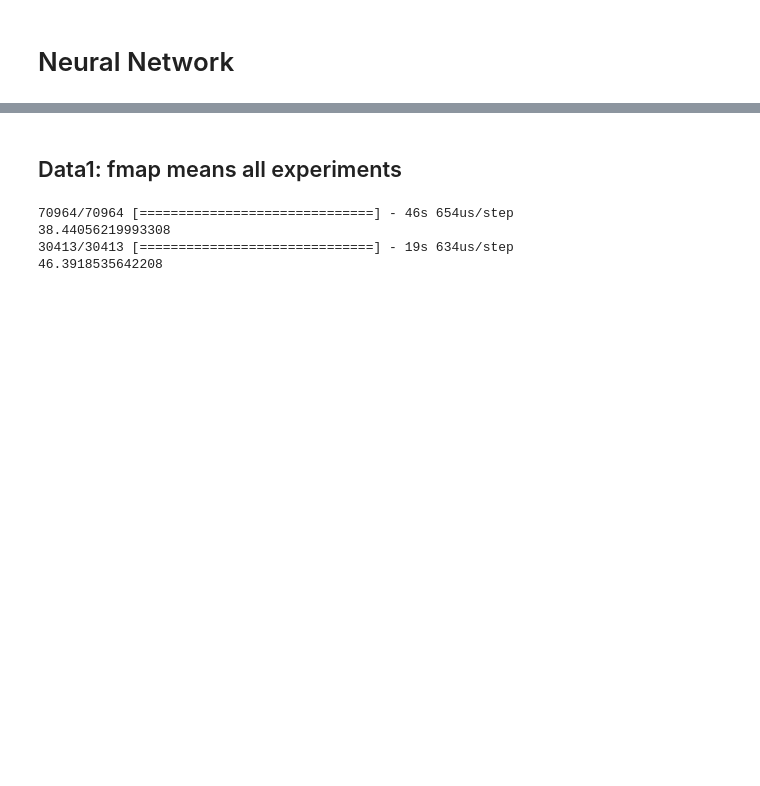
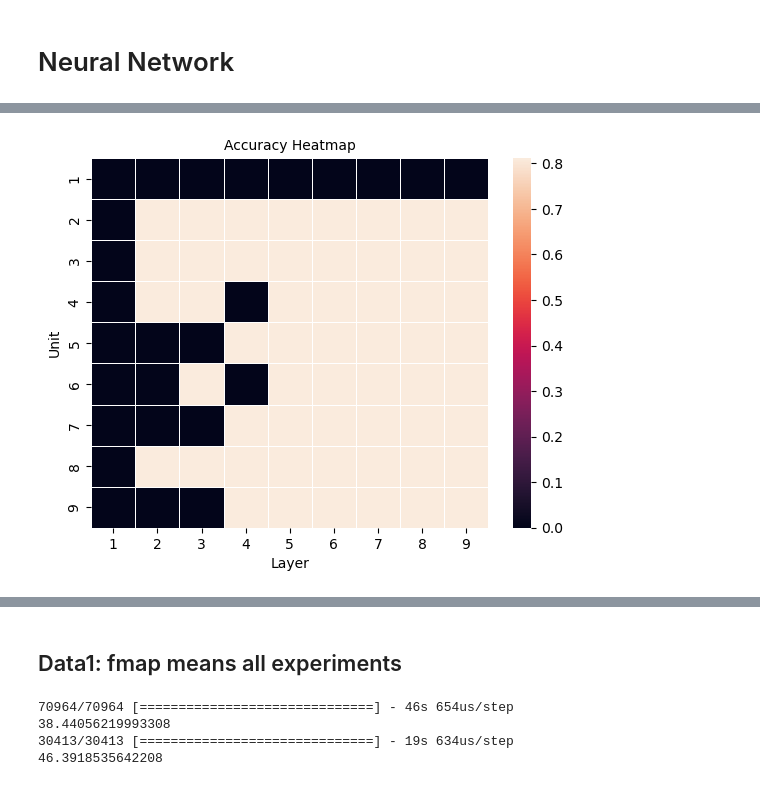
Before and after one commit to chikakoto/tdcs_thesis, a Jupyter notebook: notebooks/3.0_neural_network.ipynb, the cells around one changed output, grey strips where cells are left out. Drawn from its saved outputs; the diff is of its cells as text; code cells hidden in the pictures; blank space fills up the shorter version.

Commit message:
Find out best layer and unit on NN

```diff
--- a/notebooks/3.0_neural_network.ipynb
+++ b/notebooks/3.0_neural_network.ipynb
@@ -16,7 +17,7 @@ from tensorflow.keras.layers import Flatten, Dense
 # %% [markdown]
 # Load prepared data
 # %%
-save_path = "/Users/chikakoolsen/opt/python/thesis/code/tdcs_thesis/data/processed/"
+save_path = "/Users/chikakoolsen/opt/python/thesis/code/tdcs_thesis/data/raw/"
 # %% [markdown]
 ## fmap mean all experiments
 # %%
@@ -64,0 +75,7 @@ memory usage: 272.3 MB
+# %%
+file_name = save_path+"fmap_mean_55.txt"
+columns = ['exp', 'mini_exp', 'i', 'j', 'k']
+for i in range(len(col)):
+    columns.append(col[i])
+columns.append('theory')
+data = np.loadtxt(file_name);
@@ -141,0 +298,24 @@ X4_test = scaler.fit_transform(X2_test)
+# %%
+max_layer = 10
+max_unit = 10
+acc_arr = []
+loss_arr = []
+coef_arr = []
+err_arr = []
+for i in range(1, max_layer):
+    acc_unit = []
+    loss_unit = []
+    coef_unit = []
+    err_unit = []
+    for j in range(1, max_unit):
+        print("##### Layer:"+str(i)+" Unit:"+str(j)+" #####")
+        acc, loss, coef, err = create_nn(i, j)
+        acc_unit.append(acc)
+        loss_unit.append(loss)
+        coef_unit.append(coef)
+        err_unit.append(err)
+
+    acc_arr.append(acc_unit)
+    loss_arr.append(loss_unit)
+    coef_arr.append(coef_unit)
+    err_arr.append(err_unit)
@@ -141,0 +340,10 @@ X4_test = scaler.fit_transform(X2_test)
+# %%
+xlabels = range(1, max_layer)
+ylabels = range(1, max_unit)
+ax = sns.heatmap(acc_arr, linewidth=0.5, xticklabels=xlabels, yticklabels=ylabels)
+ax.set_title('Accuracy Heatmap', fontsize=10)
+ax.set_xlabel('Layer', fontsize=10)
+ax.set_ylabel('Unit', fontsize=10)
+plt.show()
+# %% [output]
+[figure, added]
```
Also changed, not shown: parts of 88 cells of this notebook, 3 other files.
